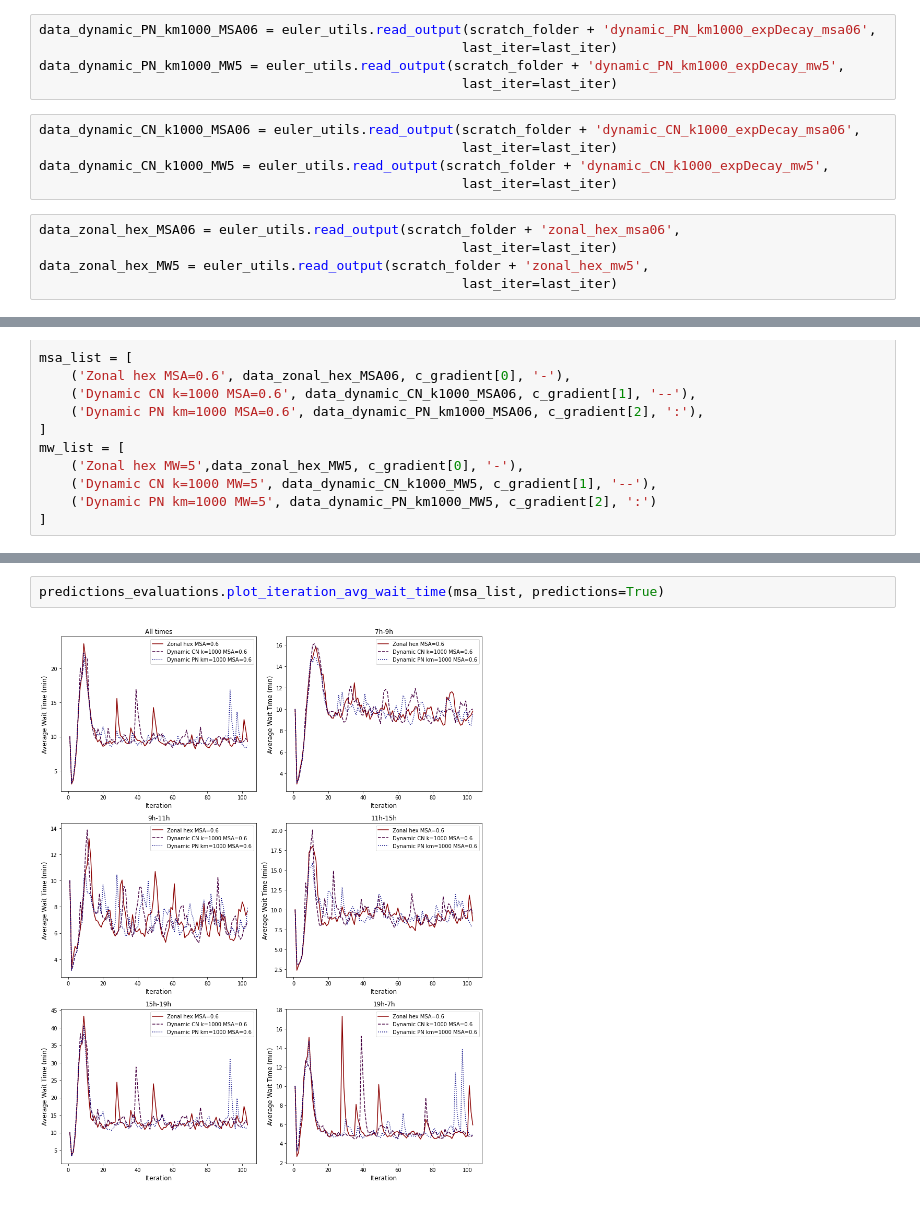
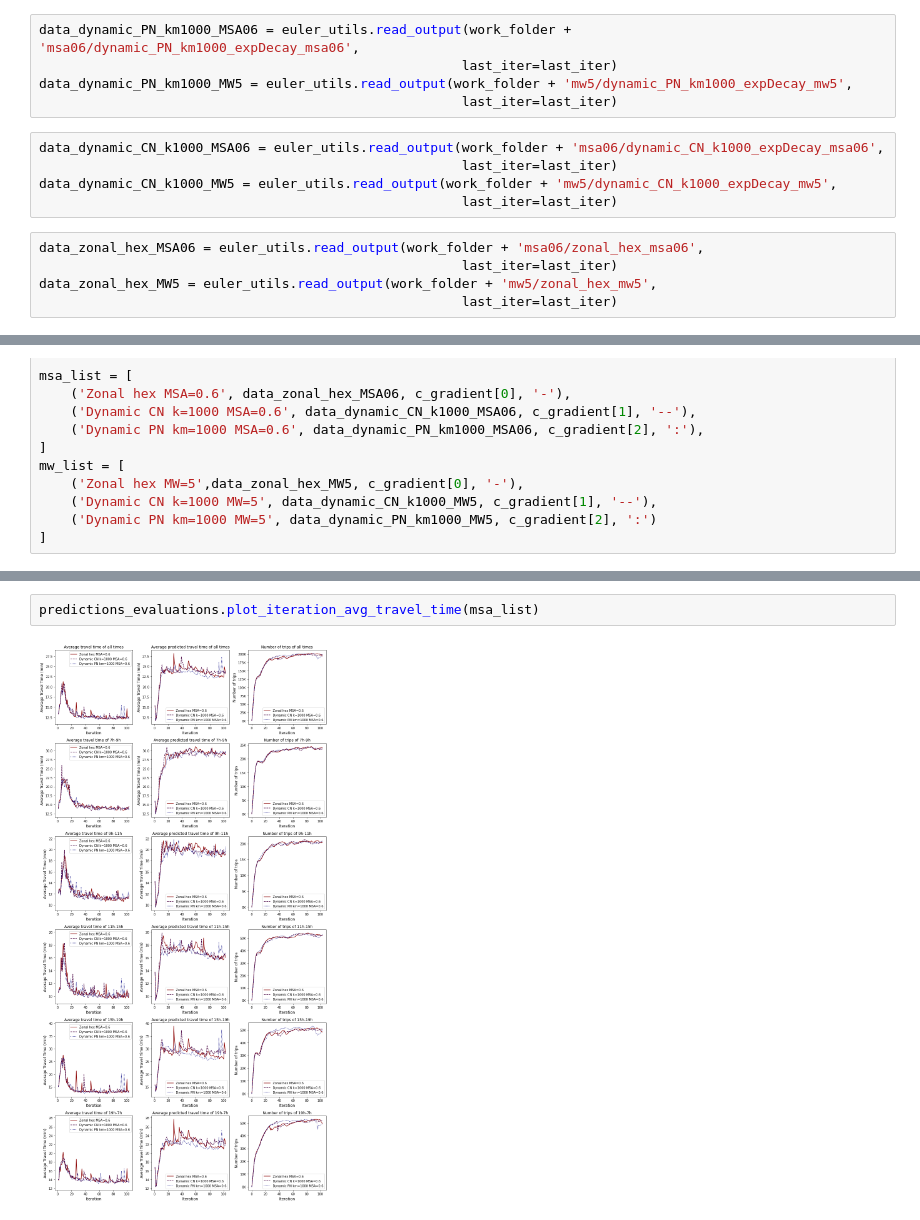
Before and after one commit to Sx-ETH/eqasim-java, a Jupyter notebook: switzerland/Analysis_notebooks/Smoothing_analysis.ipynb, the cells around one changed output, grey strips where cells are left out. Cells and saved outputs as stored; diff of their text form.

Commit message:
ADded totla time to table, ntrips and travel time over iterations

```diff
--- a/switzerland/Analysis_notebooks/Smoothing_analysis.ipynb
+++ b/switzerland/Analysis_notebooks/Smoothing_analysis.ipynb
@@ -23,17 +23,17 @@ work_folder = '/cluster/work/ivt_vpl/mfrancesc/SA_scenario/'
 # %%
 last_iter = 103
 # %%
-data_dynamic_PN_km1000_MSA06 = euler_utils.read_output(scratch_folder + 'dynamic_PN_km1000_expDecay_msa06',
+data_dynamic_PN_km1000_MSA06 = euler_utils.read_output(work_folder + 'msa06/dynamic_PN_km1000_expDecay_msa06',
                                                       last_iter=last_iter)
-data_dynamic_PN_km1000_MW5 = euler_utils.read_output(scratch_folder + 'dynamic_PN_km1000_expDecay_mw5',
+data_dynamic_PN_km1000_MW5 = euler_utils.read_output(work_folder + 'mw5/dynamic_PN_km1000_expDecay_mw5',
                                                       last_iter=last_iter)
 # %%
-data_dynamic_CN_k1000_MSA06 = euler_utils.read_output(scratch_folder + 'dynamic_CN_k1000_expDecay_msa06',
+data_dynamic_CN_k1000_MSA06 = euler_utils.read_output(work_folder + 'msa06/dynamic_CN_k1000_expDecay_msa06',
                                                       last_iter=last_iter)
-data_dynamic_CN_k1000_MW5 = euler_utils.read_output(scratch_folder + 'dynamic_CN_k1000_expDecay_mw5',
+data_dynamic_CN_k1000_MW5 = euler_utils.read_output(work_folder + 'mw5/dynamic_CN_k1000_expDecay_mw5',
                                                       last_iter=last_iter)
 # %%
-data_zonal_hex_MSA06 = euler_utils.read_output(scratch_folder + 'zonal_hex_msa06',
+data_zonal_hex_MSA06 = euler_utils.read_output(work_folder + 'msa06/zonal_hex_msa06',
                                                       last_iter=last_iter)
-data_zonal_hex_MW5 = euler_utils.read_output(scratch_folder + 'zonal_hex_mw5',
+data_zonal_hex_MW5 = euler_utils.read_output(work_folder + 'mw5/zonal_hex_mw5',
                                                       last_iter=last_iter)
@@ -112,5 +104,5 @@ predictions_evaluations.plot_iteration_avg_wait_time(mw_list)
 # %%
-predictions_evaluations.plot_iteration_avg_wait_time(msa_list, predictions=True)
+predictions_evaluations.plot_iteration_avg_travel_time(msa_list)
 # %% [output]
-[figure, old version]
+[figure, new version]
 # %%
```
Also changed, not shown: parts of 6 cells of this notebook, 3 other files.
